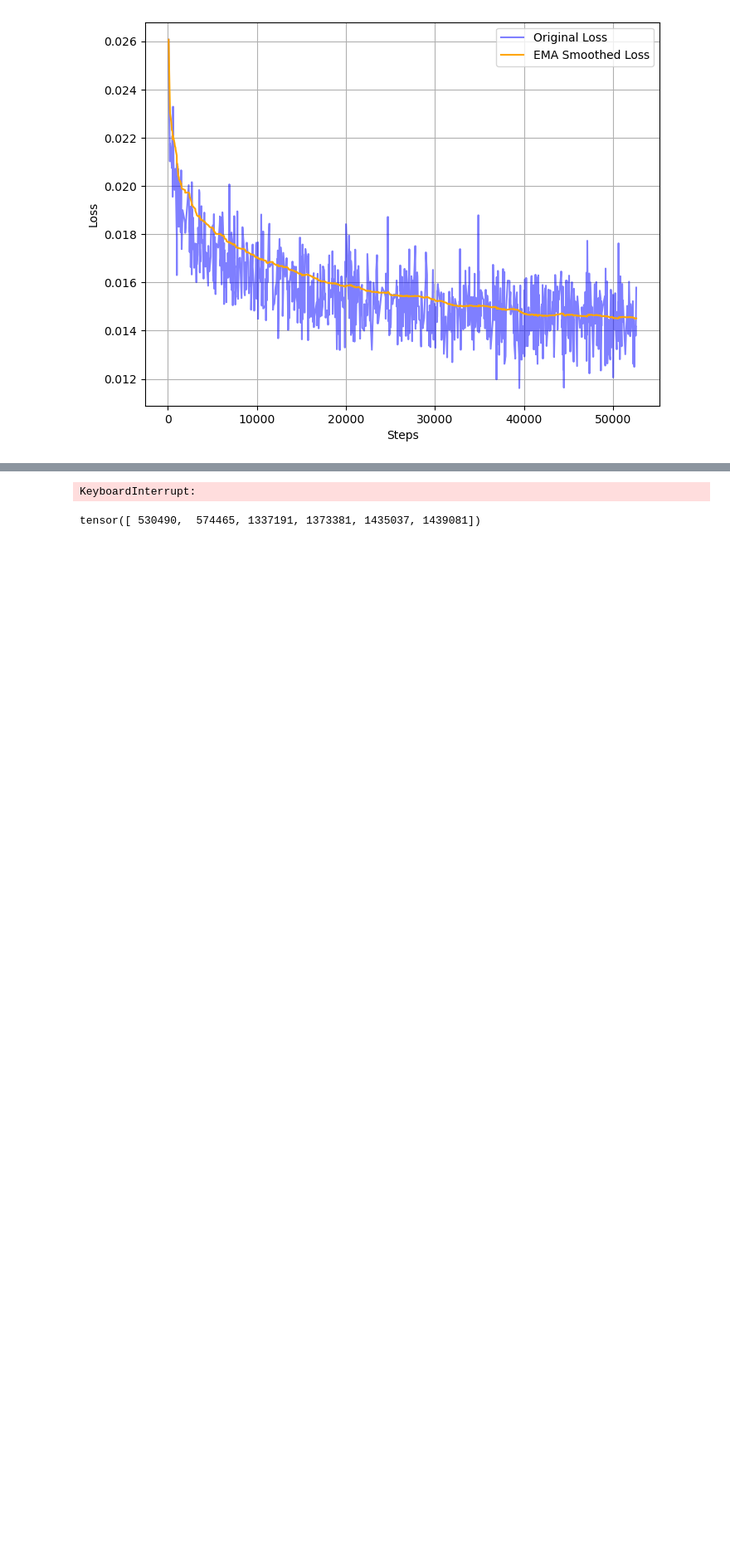
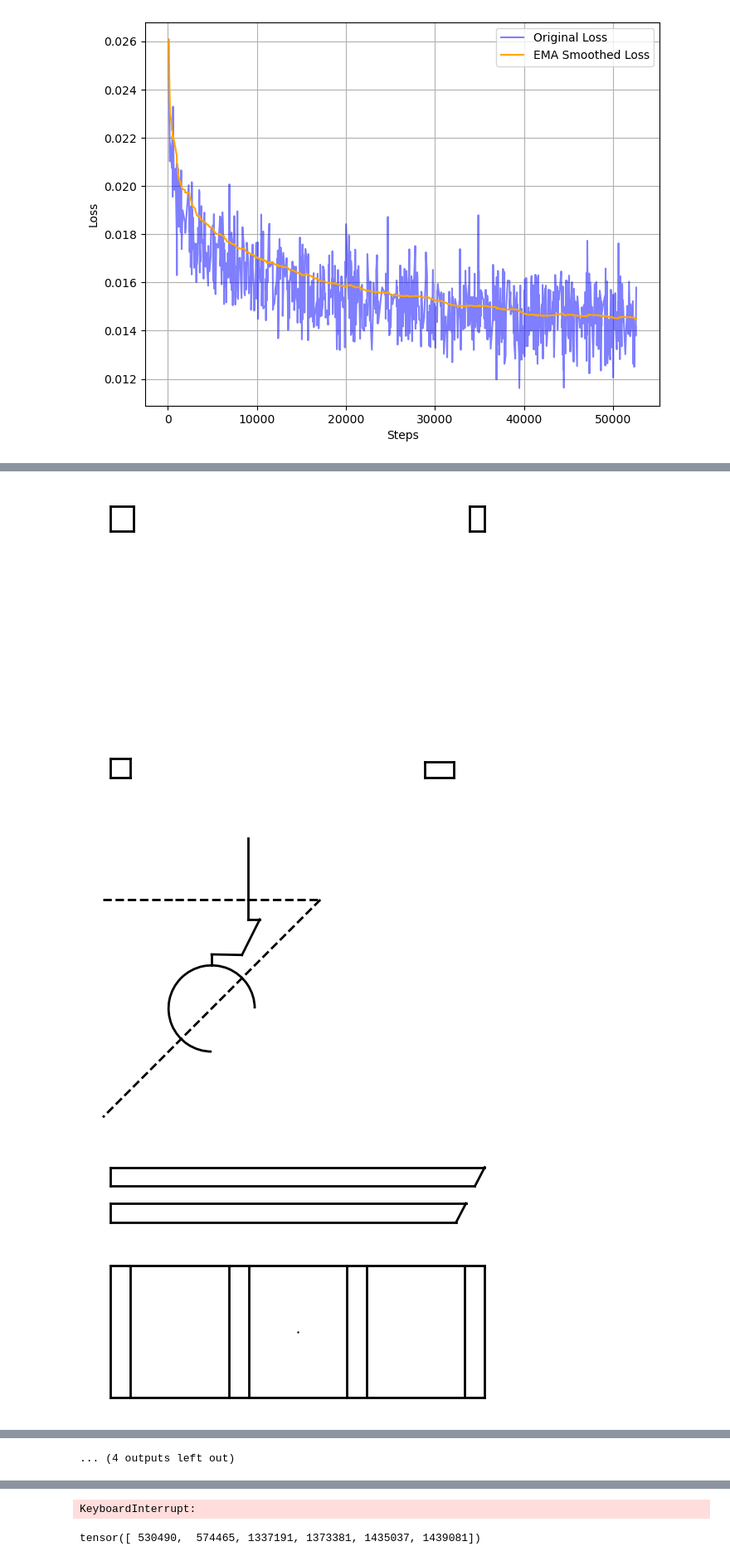
Before and after one commit to Sathware/SketchDNN, a Jupyter notebook: test.ipynb, the cells around one changed output, grey strips where cells are left out. Shown at 83% size. Cells and saved outputs as stored; diff of their text form; code cells hidden in the pictures; blank space fills up the shorter version.

```diff
--- a/test.ipynb
+++ b/test.ipynb
@@ -61,0 +86,15 @@ plt.show()
+# %%
+# nodes = torch.load("data/processed/nodes2.pt")
+# idx = torch.randint(0, nodes.size(0), (16,))
+
+# temp = nodes[idx]
+for i in range(temp.size(0)):
+    fig = SketchDataset.render_graph(temp[i], torch.zeros(16,16,17))
+    fig.savefig(f"evaluation_outputs/dataset2_samples/true{i}.png")
+    plt.show(fig)
+    plt.close(fig)
+# %% [output]
+[figure, added]
+[figure, added]
+[figure, added]
+[figure, added]
@@ -61,0 +109 @@ plt.show()
+... (4 outputs left out)
```
Also changed, not shown: parts of 14 cells of this notebook, 15 other files.
